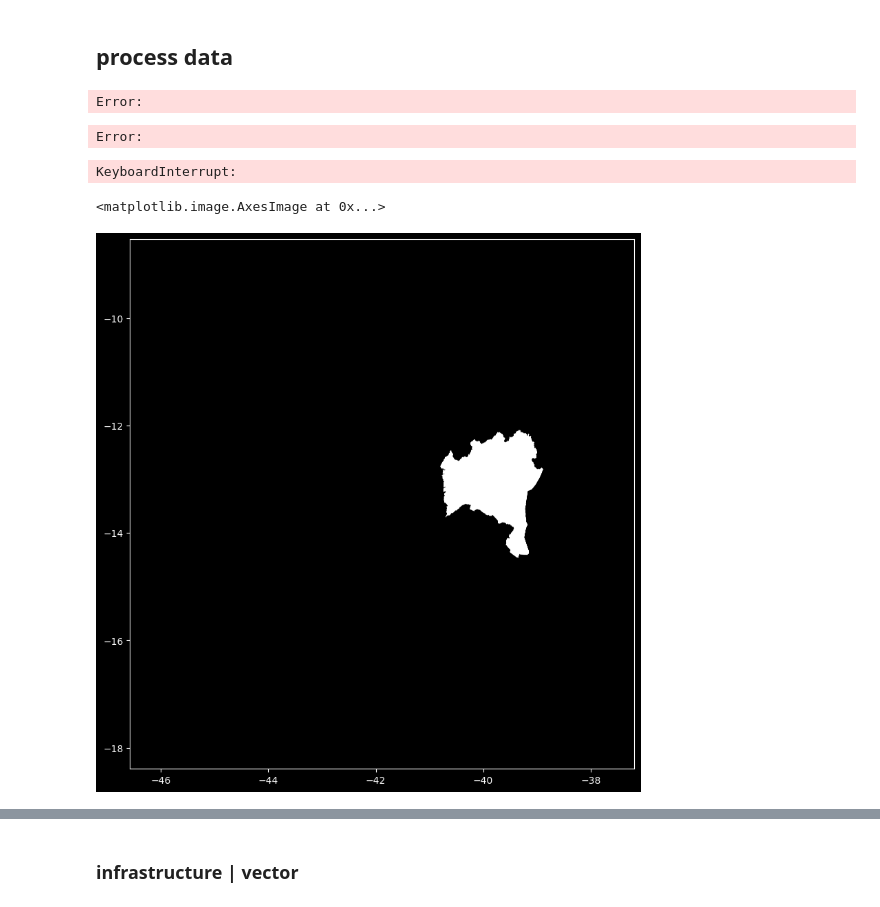
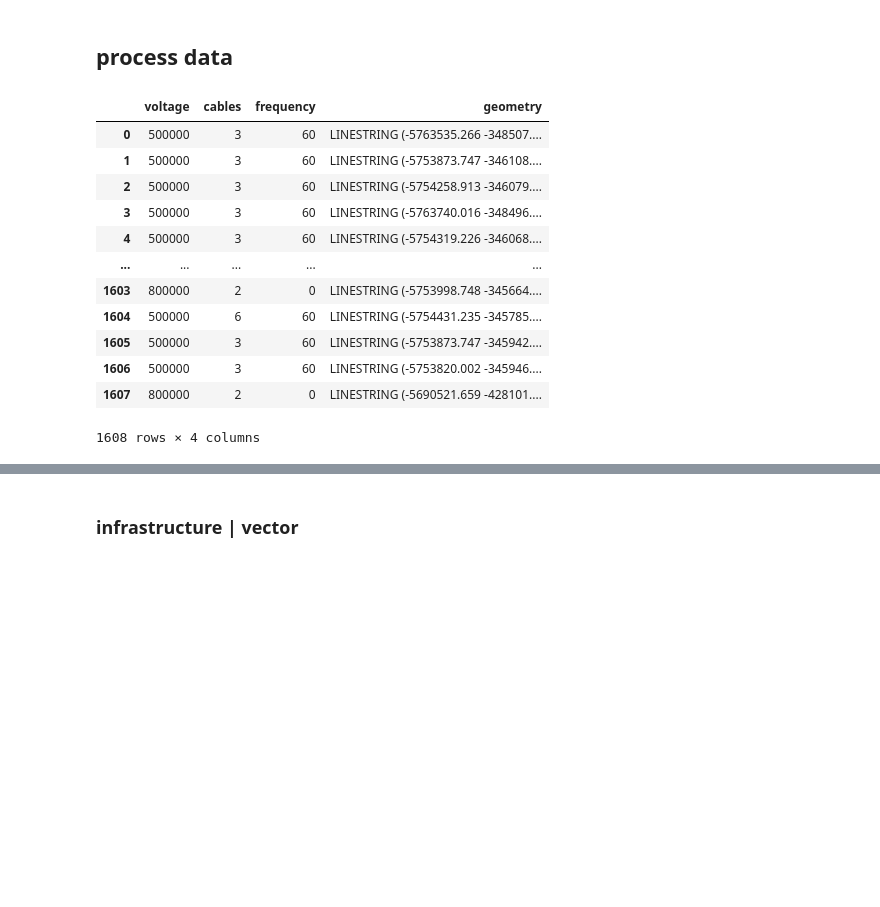
Before and after one commit to syrkis/aeolus, a Jupyter notebook: notebook.ipynb, the cells around one changed output, grey strips where cells are left out. Saved outputs shown, nothing was run; the diff lists cells and outputs as text; code cells hidden in the pictures; blank space fills up the shorter version.

Commit message:
vec to raster

```diff
--- a/notebook.ipynb
+++ b/notebook.ipynb
@@ -89,22 +127,3 @@ def get_bounding_box(matrix):
-# %%
-def plot_area(area, title):
-    """
-    area: np array of area
-    box: pd row with bounding box coordinates
-    title: title of plot
-    """
-    plt.figure(figsize=(10, 10))
-    xmin, ymin, xmax, ymax = get_bounding_box(area)
-    plt.imshow(area[xmin:xmax, ymin:ymax], cmap='gray')
-    plt.title(title)
-    plt.show()
-
-mask = make_mask(roughness, roughness_transform, get_state_geometry('Rio de Janeiro, Brazil'))
-bounds = get_state_geometry('Rio de Janeiro, Brazil').total_bounds
-plot_area(roughness * mask, 'Rio de Janeiro, Brazil')
-# %% [output]
-Error:
-Error:
 # %%
 def scale_and_crop_raster(src_array, src_transform, src_crs, target_transform, target_shape, target_crs):
     # Create a destination array that will receive the reprojected values
@@ -125,23 +154,22 @@ def scale_and_crop_raster(src_array, src_transform, src_crs, target_transform, t
+# %%
+power
+# %% [output]
+|  | voltage | cables | frequency | geometry |
+| 0 | 500000 | 3 | 60 | LINESTRING (-5763535.266 -348507.... |
+| 1 | 500000 | 3 | 60 | LINESTRING (-5753873.747 -346108.... |
+| 2 | 500000 | 3 | 60 | LINESTRING (-5754258.913 -346079.... |
+| 3 | 500000 | 3 | 60 | LINESTRING (-5763740.016 -348496.... |
+| 4 | 500000 | 3 | 60 | LINESTRING (-5754319.226 -346068.... |
+| ... | ... | ... | ... | ... |
+| 1603 | 800000 | 2 | 0 | LINESTRING (-5753998.748 -345664.... |
+| 1604 | 500000 | 6 | 60 | LINESTRING (-5754431.235 -345785.... |
+| 1605 | 500000 | 3 | 60 | LINESTRING (-5753873.747 -345942.... |
+| 1606 | 500000 | 3 | 60 | LINESTRING (-5753820.002 -345946.... |
+| 1607 | 800000 | 2 | 0 | LINESTRING (-5690521.659 -428101.... |
+1608 rows × 4 columns
 # %%
 # down scale to 1km (due to memory constraints). Analysis will improve if we upscale to topology, but this is a good start
 # power_density = scale_and_crop_raster(power_density, power_density_transform, power_density_meta['crs'], population_transform, population.shape, population_meta['crs'])
 # wind_speed = scale_and_crop_raster(wind_speed, wind_speed_transform, wind_speed_meta['crs'], population_transform, population.shape, population_meta['crs'])
 # roughness = scale_and_crop_raster(roughness, roughness_transform, roughness_meta['crs'], population_transform, population.shape, population_meta['crs'])
 # slope = scale_and_crop_raster(slope, slope_transform, slope_meta['crs'], population_transform, population.shape, population_meta['crs'])
-# %%
-# down scale to 1km (due to memory constraints). Analysis will improve if we upscale to topology, but this is a good start
-small_roughness = scale_and_crop_raster(roughness, roughness_transform, roughness_meta['crs'], wind_speed_transform, wind_speed.shape, wind_speed_meta['crs'])
-small_slope = scale_and_crop_raster(slope, slope_transform, slope_meta['crs'], wind_speed_transform, wind_speed.shape, wind_speed_meta['crs'])
-small_population = scale_and_crop_raster(population, population_transform, population_meta['crs'], wind_speed_transform, wind_speed.shape, wind_speed_meta['crs'])
-# %% [output]
-KeyboardInterrupt:
-# %%
-state = get_state_geometry('Bahia, Brazil')
-area_mask = make_mask(wind_speed, wind_speed_transform, state)
-area_box = state.bounds.iloc[0]
-fig, ax = plt.subplots(figsize=(10,10))
-ax.imshow(area_mask, cmap='gray', extent=[area_box.minx, area_box.maxx, area_box.miny, area_box.maxy])
-plt.show()
-# %% [output]
-<matplotlib.image.AxesImage at 0x...>
-[figure, removed]
```
Also changed, not shown: parts of 22 cells of this notebook.
